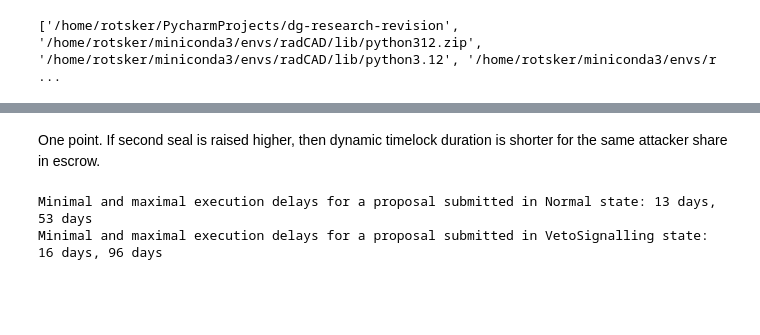
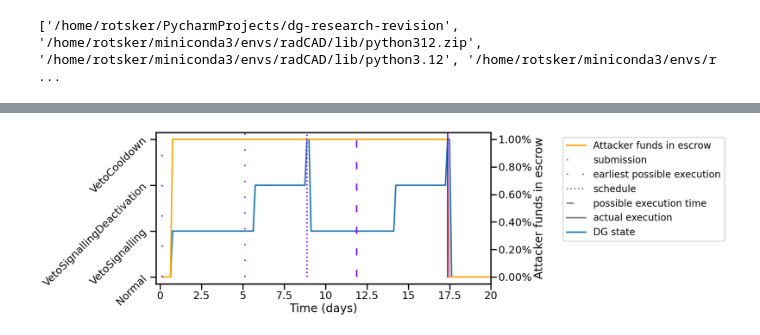
Before and after one commit to collectif-dao/dg-research, a Jupyter notebook: experiments/notebooks/clean_notebook_vetoloop.ipynb, the cells around one changed output, grey strips where cells are left out. Drawn from its saved outputs; the diff is of its cells as text; code cells hidden in the pictures; blank space fills up the shorter version.

Commit message:
Added analysis on vetolopp

```diff
--- a/experiments/notebooks/clean_notebook_vetoloop.ipynb
+++ b/experiments/notebooks/clean_notebook_vetoloop.ipynb
@@ -126,12 +16,0 @@ plt.tight_layout()
-# %% [markdown]
-One point. If second seal is raised higher, then dynamic timelock duration is shorter for the same attacker share in escrow.
-# %%
-print('Minimal and maximal execution delays for a proposal submitted in Normal state:',
-      f'{int(get_execution_delay(0.01, state=State.Normal, second_seal_rage_quit_support=0.1) / 60 / 60 / 24)} days,',
-      f'{int(get_execution_delay(0.1, state=State.Normal, second_seal_rage_quit_support=0.1) / 60 / 60 / 24)} days')
-print('Minimal and maximal execution delays for a proposal submitted in VetoSignalling state:',
-      f'{int(get_execution_delay(0.01, state=State.VetoSignalling, second_seal_rage_quit_support=0.1) / 60 / 60 / 24)} days,',
-      f'{int(get_execution_delay(0.1, state=State.VetoSignalling, second_seal_rage_quit_support=0.1) / 60 / 60 / 24)} days')
-# %% [output]
-Minimal and maximal execution delays for a proposal submitted in Normal state: 13 days, 53 days
-Minimal and maximal execution delays for a proposal submitted in VetoSignalling state: 16 days, 96 days
@@ -137,0 +24,41 @@ Minimal and maximal execution delays for a proposal submitted in VetoSignalling
+# %%
+proposal_df_full, start_data_df_full, timestep_data_df_full = read_directory(Path('../../results/simulations/veto_signalling_loop/'))
+# %%
+total_balance = timestep_data_df_full.groupby('run_id').actors_total_balance.first()
+timestep_data_df_full.actors_total_locked_relative = timestep_data_df_full.actors_total_locked / timestep_data_df_full.run_id.map(total_balance)
+# %%
+from matplotlib.ticker import PercentFormatter, FuncFormatter
+from experiments.analysis_utils.visualization import add_proposal_data_to_timeplot
+
+run_id = 5
+timestep_data_df = timestep_data_df_full[timestep_data_df_full.run_id == run_id]
+proposal_df = proposal_df_full[proposal_df_full.run_id == run_id]
+
+sns.set_context("poster")
+plt.figure(figsize=(22, 6))
+line = plt.plot(timestep_data_df.timestep, timestep_data_df.dg_state_value, label='DG state')
+plt.gca().set_yticks([state.value for state in State])
+plt.gca().yaxis.set_major_formatter(FuncFormatter(lambda x, pos: State(int(x)).name))
+plt.gca().tick_params(axis='y', labelrotation=45)
+plt.gca().xaxis.set_major_formatter(FuncFormatter(lambda x, pos: f'{(x * 3 / 24):n}'))
+plt.xlabel('Time (days)')
+
+ax1 = plt.gca().twinx()
+ax1.plot(timestep_data_df.timestep, timestep_data_df.actors_total_locked_relative, color='orange', label='Attacker funds in escrow')
+ax1.set_ylabel('Attacker funds in escrow')
+ax1.yaxis.set_major_formatter(PercentFormatter(1))
+
+plt.xlim(-2, 160)
+
+add_proposal_data_to_timeplot(ax1, proposal_df, proposal_legend=False)
+
+# Adjust the legend to be outside the plot
+handles, labels = ax1.get_legend_handles_labels()
+handles += [line[0]]
+labels += [line[0].get_label()]
+plt.legend(handles, labels, loc='upper left', bbox_to_anchor=(1.2, 1), fontsize='small', frameon=True)
+
+# Use a tight layout
+plt.tight_layout()
+# %% [output]
+[figure, added]
```
Also changed, not shown: parts of 11 cells of this notebook, 2 other files.
